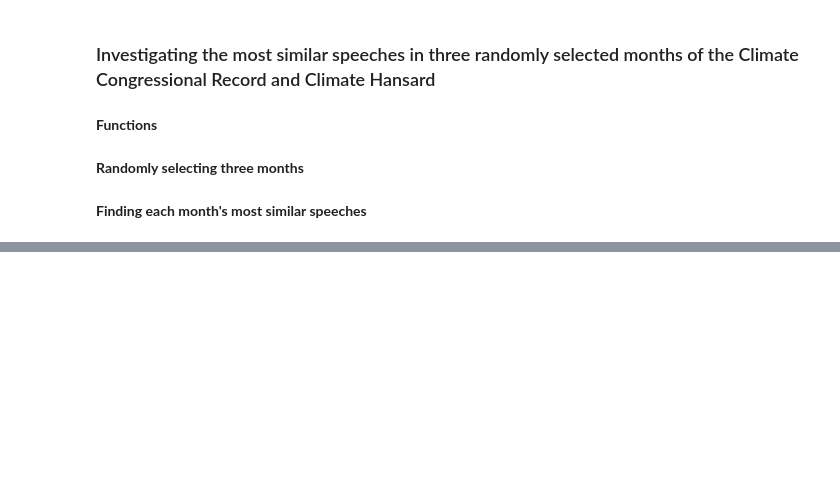
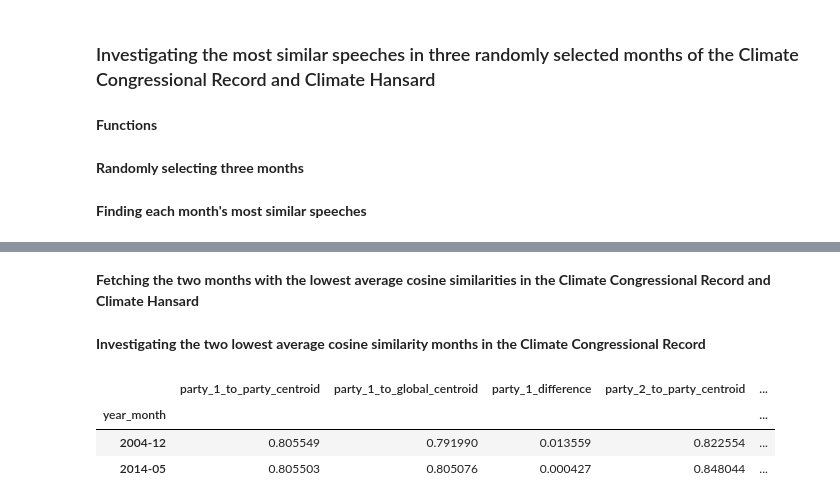
Before and after one commit to felixwallis/pir-dissertation, a Jupyter notebook: source/analysis/word_embeddings_analysis.ipynb, the cells around one changed output, grey strips where cells are left out. Drawn from its saved outputs; the diff is of its cells as text; code cells hidden in the pictures; blank space fills up the shorter version.

Commit message:
some more word embeddings validation

```diff
--- a/source/analysis/word_embeddings_analysis.ipynb
+++ b/source/analysis/word_embeddings_analysis.ipynb
@@ -266,3 +263,19 @@ climate_hansard_embeddings = pd.read_parquet(
+# %%
+climate_congressional_record_embeddings = pd.read_parquet(
+    DATA_PATH + 'climate_congressional_record_embeddings.parquet')
+climate_hansard_embeddings = pd.read_parquet(
+    DATA_PATH + 'climate_hansard_embeddings.parquet')
+
+climate_monthly_similarities = pd.read_parquet(
+    DATA_PATH + 'climate_monthly_similarities.parquet')
+
+climate_congressional_record_embeddings['year_month'] = pd.to_datetime(
+    climate_congressional_record_embeddings['date']).dt.to_period('M')
+climate_hansard_embeddings['year_month'] = pd.to_datetime(
+    climate_hansard_embeddings['speech_date']).dt.to_period('M')
+
+climate_congressional_record_embeddings.sort_values('date', inplace=True)
+climate_hansard_embeddings.sort_values('speech_date', inplace=True)
 # %% [markdown]
 ### Investigating the most similar speeches in three randomly selected months of the Climate Congressional Record and Climate Hansard
 # %% [markdown]
@@ -370,0 +425,38 @@ similar_climate_hansard_speeches.to_csv(
+# %% [markdown]
+**Fetching the two months with the lowest average cosine similarities in the Climate Congressional Record and Climate Hansard**
+# %%
+dissimilar_congressional_record_months = climate_monthly_similarities.nsmallest(
+    2, 'climate_congressional_record_average_similarity').index
+
+dissimilar_climate_congressional_record_embeddings = climate_congressional_record_embeddings[
+    climate_congressional_record_embeddings['year_month'].isin(
+        dissimilar_congressional_record_months)
+]
+
+dissimilar_hansard_months = climate_monthly_similarities.nsmallest(
+    2, 'climate_hansard_average_similarity').index
+
+dissimilar_climate_hansard_embeddings = climate_hansard_embeddings[
+    climate_hansard_embeddings['year_month'].isin(dissimilar_hansard_months)
+]
+# %% [markdown]
+**Investigating the two lowest average cosine similarity months in the Climate Congressional Record**
+# %%
+congressional_record_party_versus_global_distances = dissimilar_climate_congressional_record_embeddings.groupby(
+    'year_month').apply(
+    lambda month_group: party_versus_global_centroid_difference(
+        month_group, 'R', 'D', 'party')
+)
+
+hansard_party_versus_global_distances = dissimilar_climate_hansard_embeddings.groupby(
+    'year_month').apply(
+    lambda month_group: party_versus_global_centroid_difference(
+        month_group, 'Conservative', 'Labour', 'speech_party')
+)
+# %%
+hansard_party_versus_global_distances
+# %% [output]
+|  | party_1_to_party_centroid | party_1_to_global_centroid | party_1_difference | party_2_to_party_centroid | ... |
+| year_month |  |  |  |  | ... |
+| 2004-12 | 0.805549 | 0.791990 | 0.013559 | 0.822554 | ... |
+| 2014-05 | 0.805503 | 0.805076 | 0.000427 | 0.848044 | ... |
```
Also changed, not shown: parts of 9 cells of this notebook, 1 other file.
